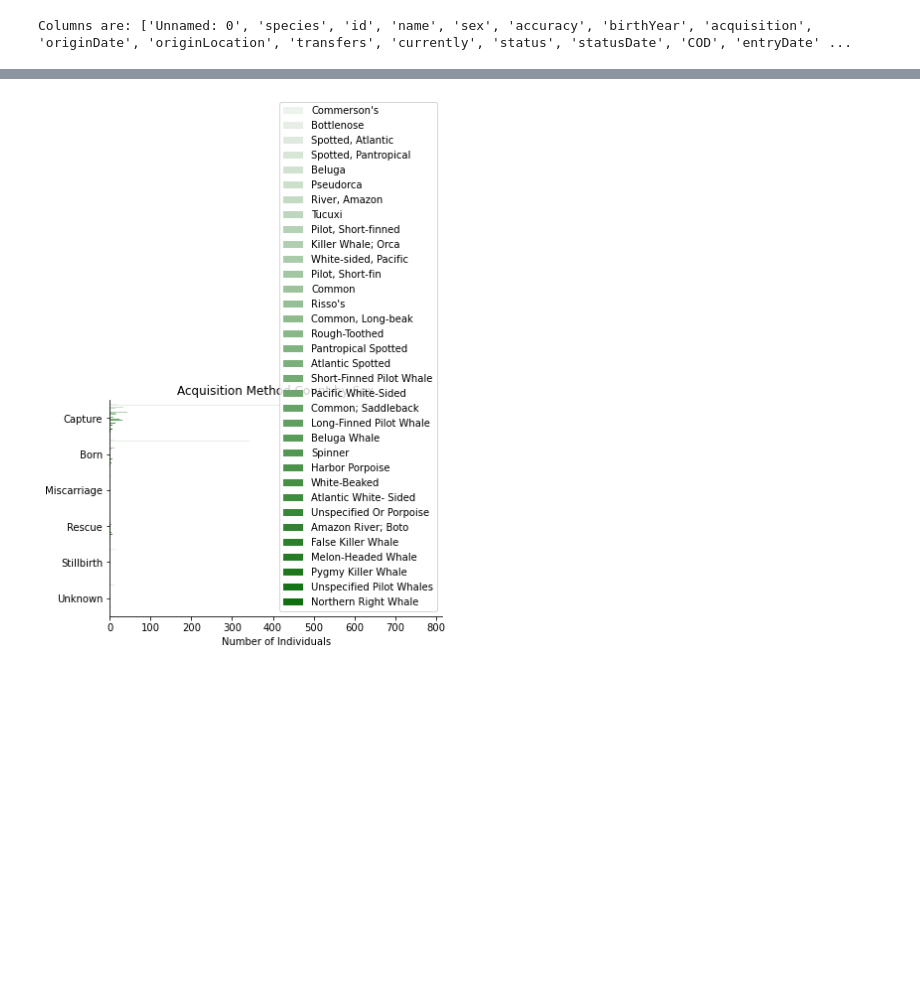
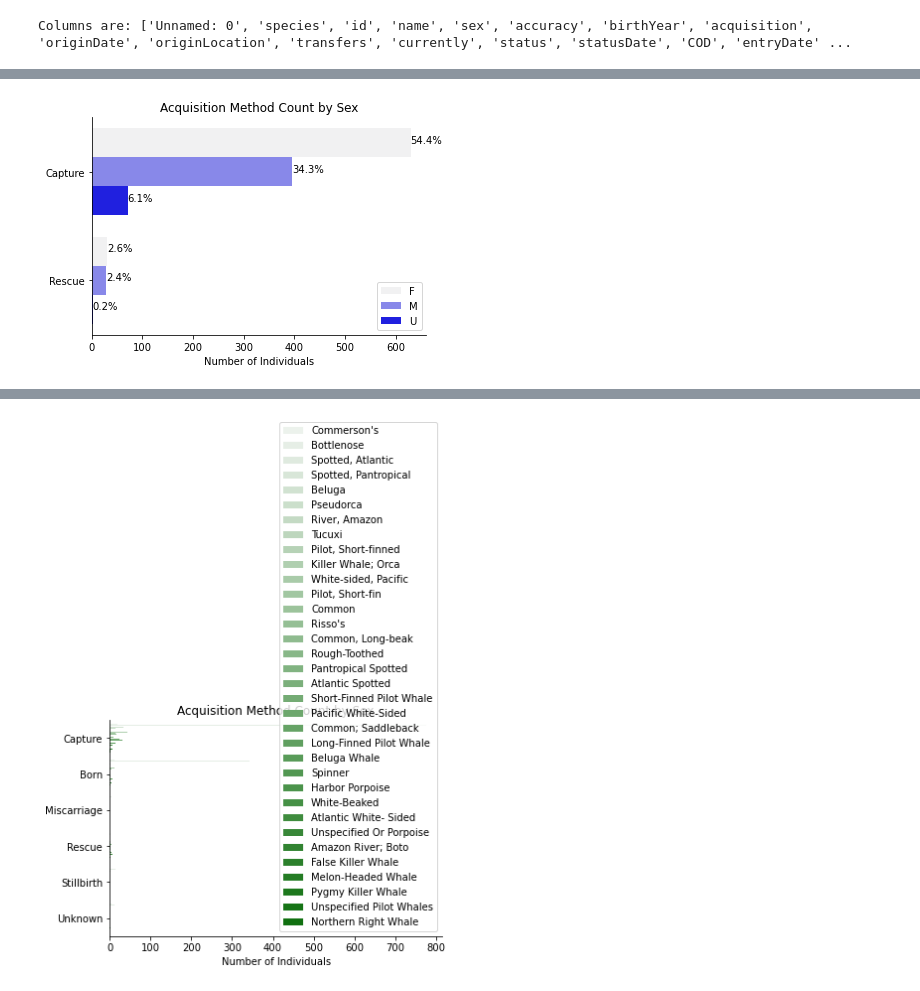
Before and after one commit to data301-2021-summer2/project-group17-project, a Jupyter notebook: analysis/Analysisnotebook.ipynb, the cells around one changed output, grey strips where cells are left out. Drawn from its saved outputs; the diff is of its cells as text; code cells hidden in the pictures; blank space fills up the shorter version.

```diff
--- a/analysis/EDA.ipynb
+++ b/analysis/Analysisnotebook.ipynb
@@ -377,0 +379,23 @@ sns.despine()
+# %%
+# creating a frame with only capture and rescue as acquisition methods
+capres = dfc[~dfc['acquisition'].isin(['Born', 'Miscarriage','Stillbirth','Unknown'])]
+# %%
+# recreating the plot with the new dataframe
+# answers: Is one sex more likely to be captured or rescued than another?
+
+axt = sns.countplot(data=capres,
+              y='acquisition', hue = 'sex',color='blue')
+plt.ylabel('')
+plt.title('Acquisition Method Count by Sex')
+plt.xlabel('Number of Individuals')
+plt.legend(loc=4)
+sns.despine()
+
+total = len(capres['acquisition'])
+for p in axt.patches:
+        percentage = '{:.1f}%'.format(100 * p.get_width()/total)
+        x = p.get_x() + p.get_width() + 0.02
+        y = p.get_y() + p.get_height()/2
+        axt.annotate(percentage, (x, y))
+# %% [output]
+[figure, added]
```
Also changed, not shown: parts of 8 cells of this notebook.
